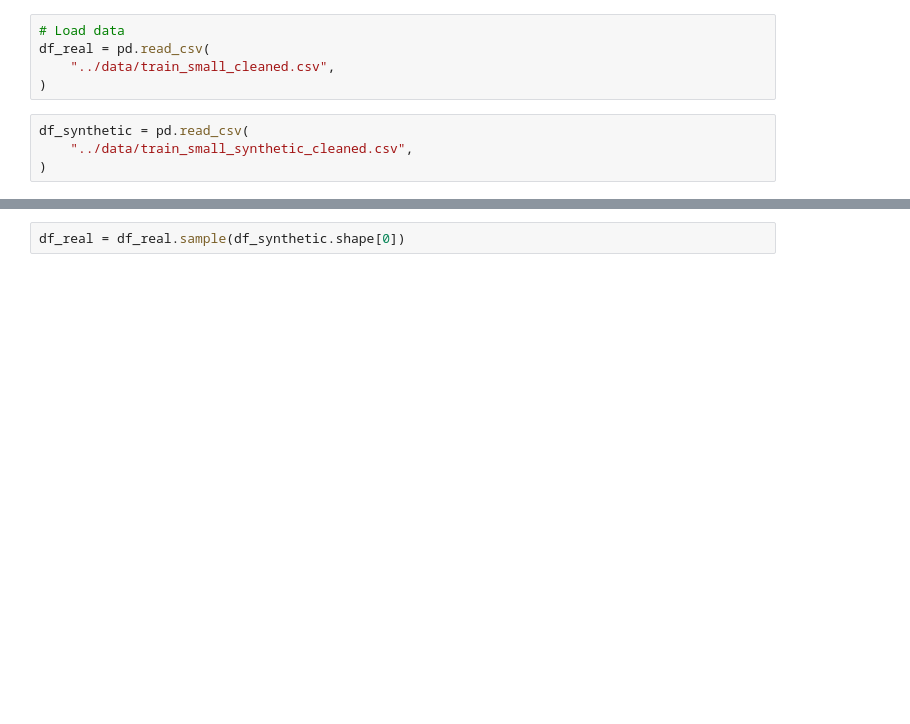
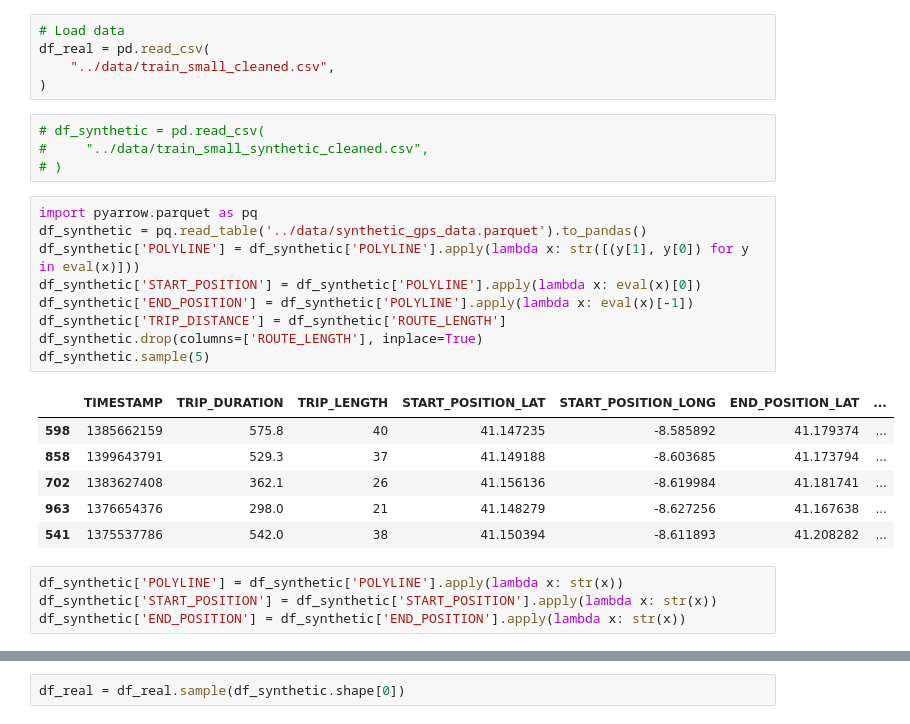
Before and after one commit to TheMrCodes/gen_taxi_trajectories, a Jupyter notebook: notebooks/ml-evaluation.ipynb, the cells around one changed output, grey strips where cells are left out. Cells and saved outputs as stored; diff of their text form; blank space fills up the shorter version.

```diff
--- a/notebooks/ml-evaluation.ipynb
+++ b/notebooks/ml-evaluation.ipynb
@@ -8,6 +8,26 @@ df_real = pd.read_csv(
     "../data/train_small_cleaned.csv",
 )
 # %%
-df_synthetic = pd.read_csv(
-    "../data/train_small_synthetic_cleaned.csv",
-)
+# df_synthetic = pd.read_csv(
+#     "../data/train_small_synthetic_cleaned.csv",
+# )
+# %%
+import pyarrow.parquet as pq
+df_synthetic = pq.read_table('../data/synthetic_gps_data.parquet').to_pandas()
+df_synthetic['POLYLINE'] = df_synthetic['POLYLINE'].apply(lambda x: str([(y[1], y[0]) for y in eval(x)]))
+df_synthetic['START_POSITION'] = df_synthetic['POLYLINE'].apply(lambda x: eval(x)[0])
+df_synthetic['END_POSITION'] = df_synthetic['POLYLINE'].apply(lambda x: eval(x)[-1])
+df_synthetic['TRIP_DISTANCE'] = df_synthetic['ROUTE_LENGTH']
+df_synthetic.drop(columns=['ROUTE_LENGTH'], inplace=True)
+df_synthetic.sample(5)
+# %% [output]
+|  | TIMESTAMP | TRIP_DURATION | TRIP_LENGTH | START_POSITION_LAT | START_POSITION_LONG | END_POSITION_LAT | ... |
+| 598 | 1385662159 | 575.8 | 40 | 41.147235 | -8.585892 | 41.179374 | ... |
+| 858 | 1399643791 | 529.3 | 37 | 41.149188 | -8.603685 | 41.173794 | ... |
+| 702 | 1383627408 | 362.1 | 26 | 41.156136 | -8.619984 | 41.181741 | ... |
+| 963 | 1376654376 | 298.0 | 21 | 41.148279 | -8.627256 | 41.167638 | ... |
+| 541 | 1375537786 | 542.0 | 38 | 41.150394 | -8.611893 | 41.208282 | ... |
+# %%
+df_synthetic['POLYLINE'] = df_synthetic['POLYLINE'].apply(lambda x: str(x))
+df_synthetic['START_POSITION'] = df_synthetic['START_POSITION'].apply(lambda x: str(x))
+df_synthetic['END_POSITION'] = df_synthetic['END_POSITION'].apply(lambda x: str(x))
```
Also changed, not shown: parts of 7 cells of this notebook.
